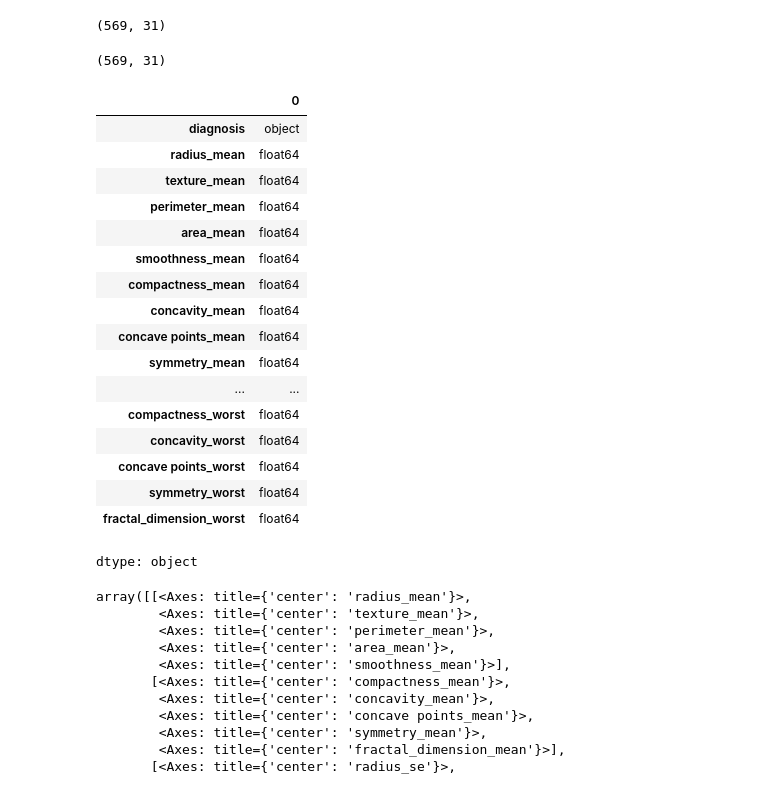
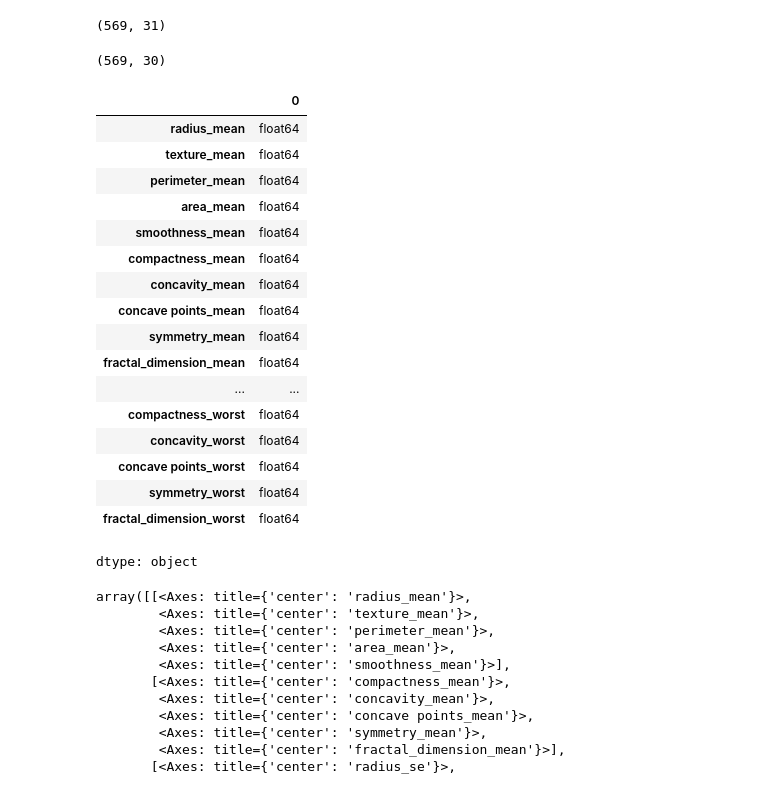
Before and after one commit to MennaMagdie/Machine-Learning-Labs, a Jupyter notebook: unsupervised-learning/pca_kmeans.ipynb, the cells around one changed output. Drawn from its saved outputs; the diff is of its cells as text; code cells hidden in the pictures.

```diff
--- a/unsupervised-learning/pca_kmeans.ipynb
+++ b/unsupervised-learning/pca_kmeans.ipynb
@@ -66,12 +66,11 @@ df.shape
 labels = df['diagnosis']
 X = df.drop(columns='diagnosis')
 # %%
-print(df.shape)
-df.dtypes
+print(X.shape)
+X.dtypes
 # %% [output]
-(569, 31)
+(569, 30)
 |  | 0 |
-| diagnosis | object |
 | radius_mean | float64 |
 | texture_mean | float64 |
 | perimeter_mean | float64 |
@@ -81,6 +80,7 @@ df.dtypes
 | concavity_mean | float64 |
 | concave points_mean | float64 |
 | symmetry_mean | float64 |
+| fractal_dimension_mean | float64 |
 | ... | ... |
 | compactness_worst | float64 |
 | concavity_worst | float64 |
```
Also changed, not shown: parts of 1 cell of this notebook.
